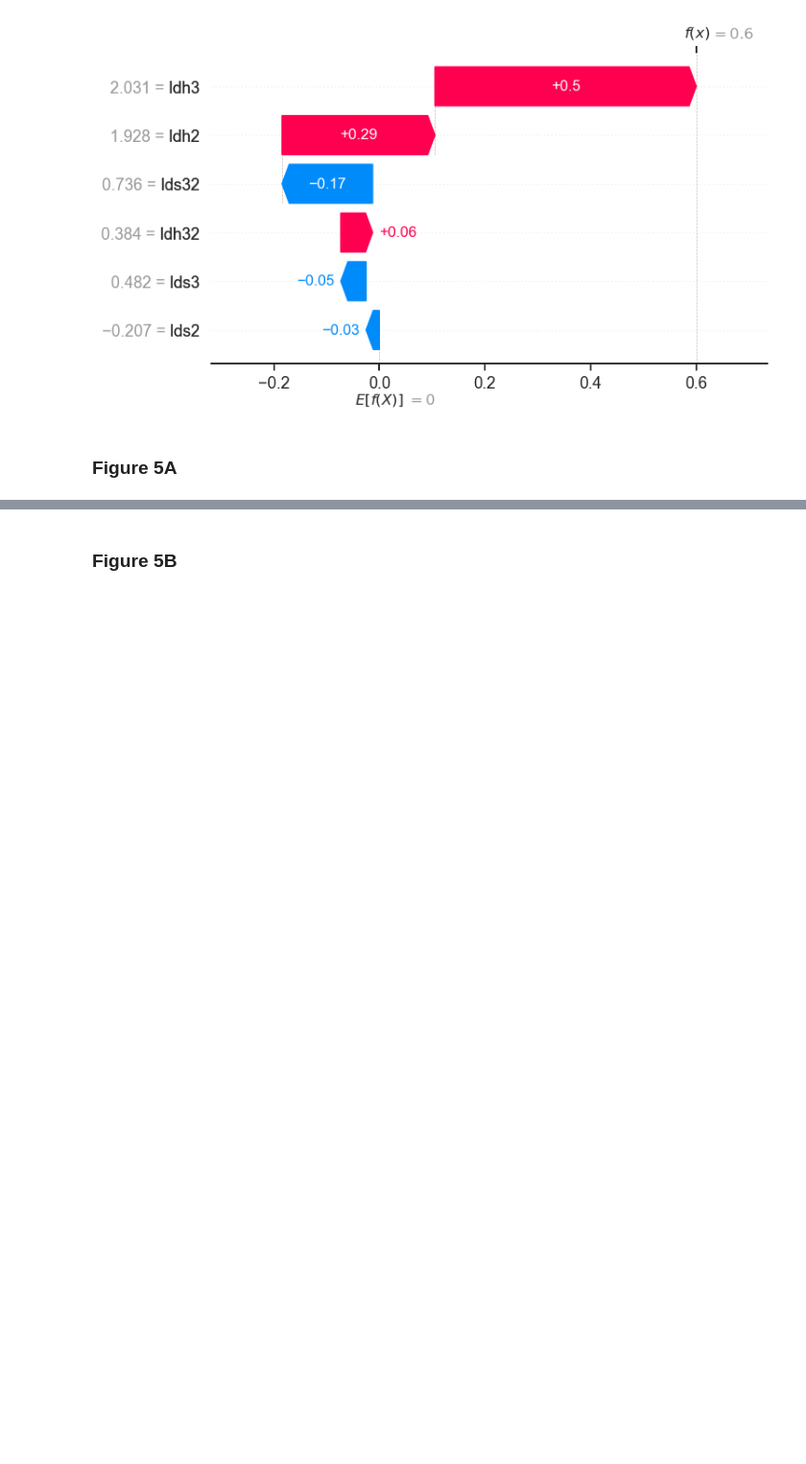
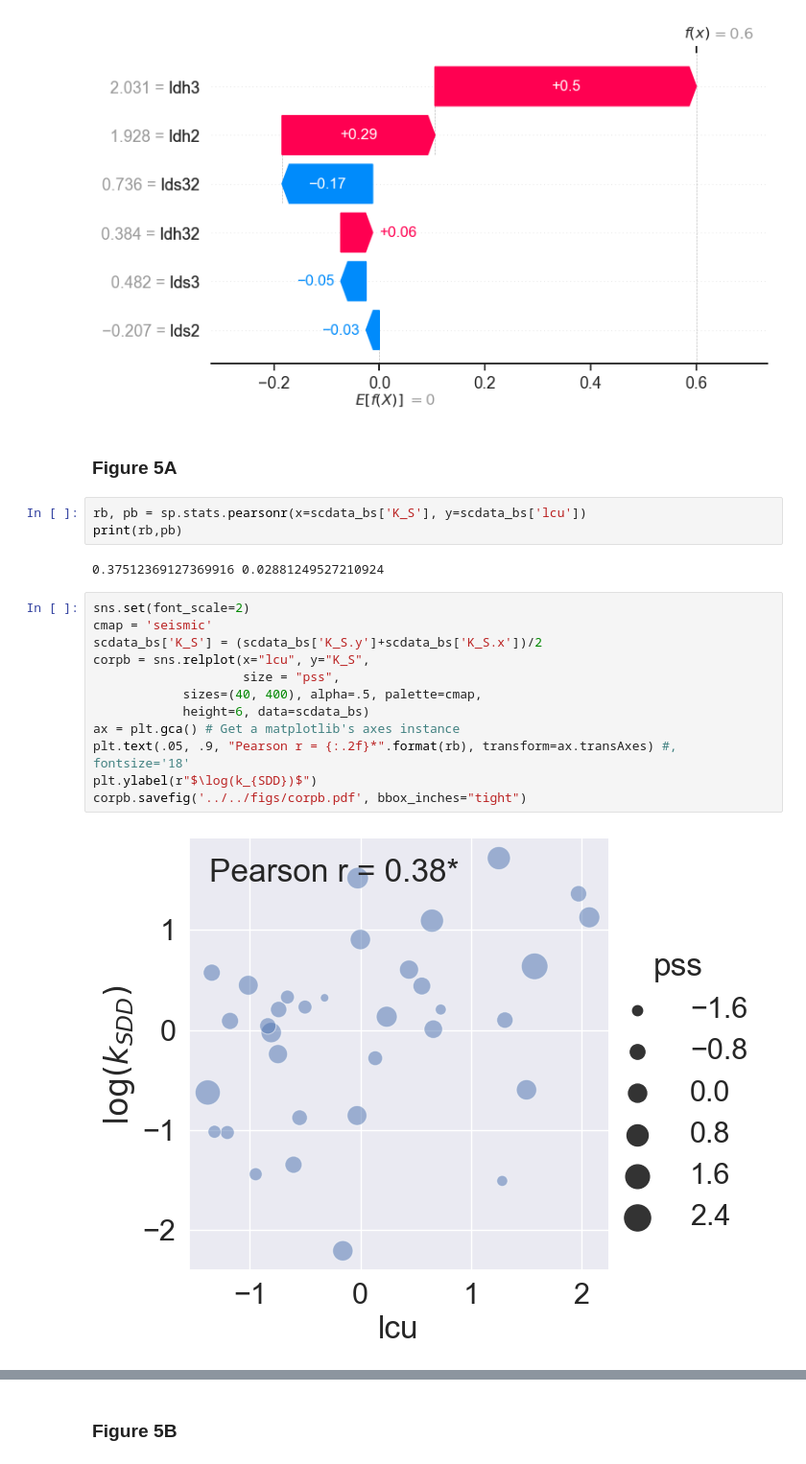
Before and after one commit to erlichlab/gpstress, a Jupyter notebook: src/analysis/master.ipynb, the cells around one changed output, grey strips where cells are left out. Shown at 96% size. Saved outputs shown, nothing was run; the diff lists cells and outputs as text; blank space fills up the shorter version.

```diff
--- a/src/analysis/master.ipynb
+++ b/src/analysis/master.ipynb
@@ -309,6 +273,25 @@ shap.plots.waterfall(ws_shapCV[4])
 [figure]
 # %% [markdown]
 ### Figure 5A
+# %%
+rb, pb = sp.stats.pearsonr(x=scdata_bs['K_S'], y=scdata_bs['lcu'])
+print(rb,pb)
+# %% [output]
+0.37512369127369916 0.02881249527210924
+# %%
+sns.set(font_scale=2)
+cmap = 'seismic'
+scdata_bs['K_S'] = (scdata_bs['K_S.y']+scdata_bs['K_S.x'])/2
+corpb = sns.relplot(x="lcu", y="K_S",
+                    size = "pss",
+            sizes=(40, 400), alpha=.5, palette=cmap,
+            height=6, data=scdata_bs)
+ax = plt.gca() # Get a matplotlib's axes instance
+plt.text(.05, .9, "Pearson r = {:.2f}*".format(rb), transform=ax.transAxes) #, fontsize='18'
+plt.ylabel(r"$\log(k_{SDD})$")
+corpb.savefig('../../figs/corpb.pdf', bbox_inches="tight")
+# %% [output]
+[figure, added]
 # %%
 y = Y_askbs
 fig, axs = plt.subplots(ncols=2, figsize=(6, 4))
```
Also changed, not shown: parts of 3 cells of this notebook.
